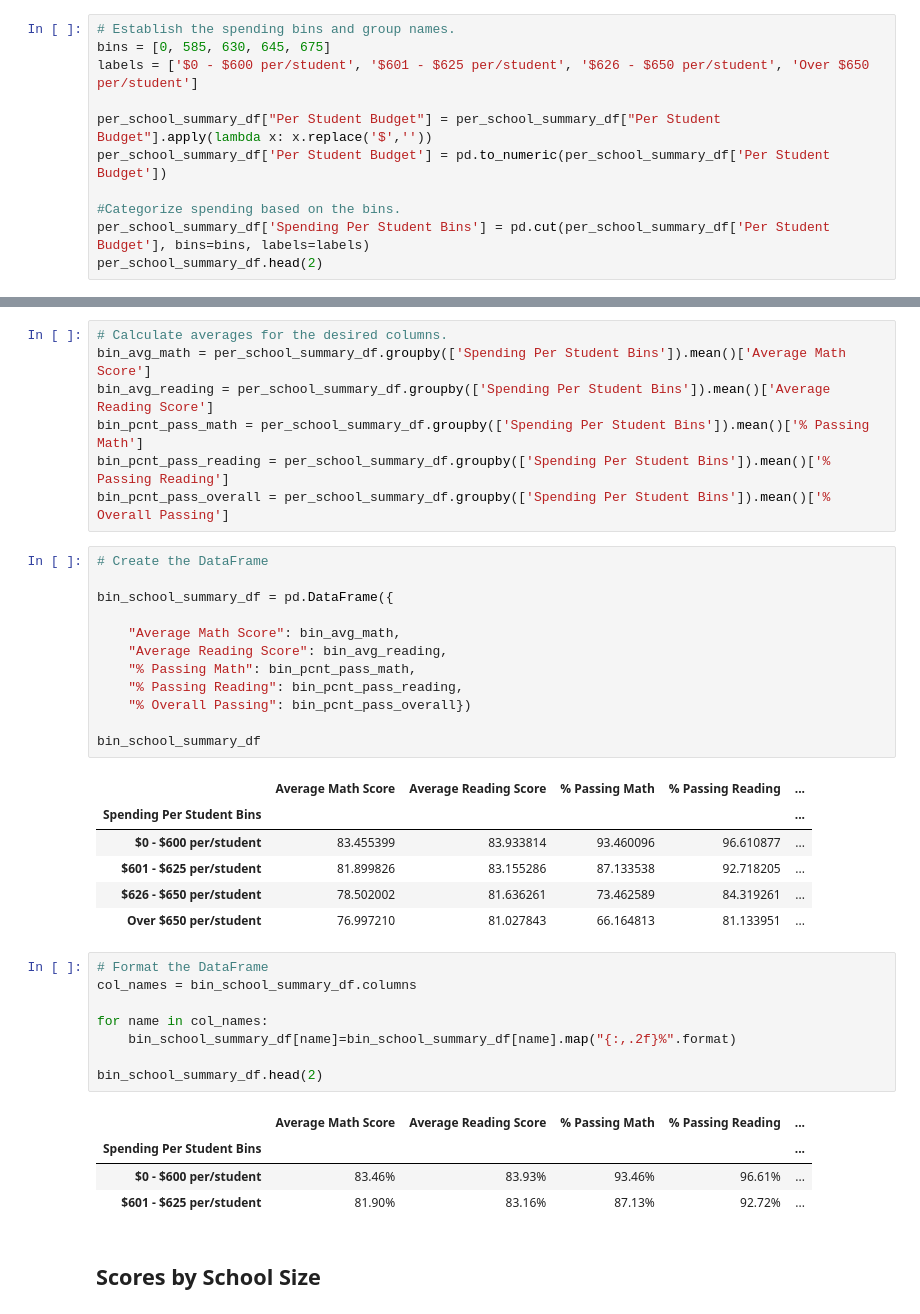
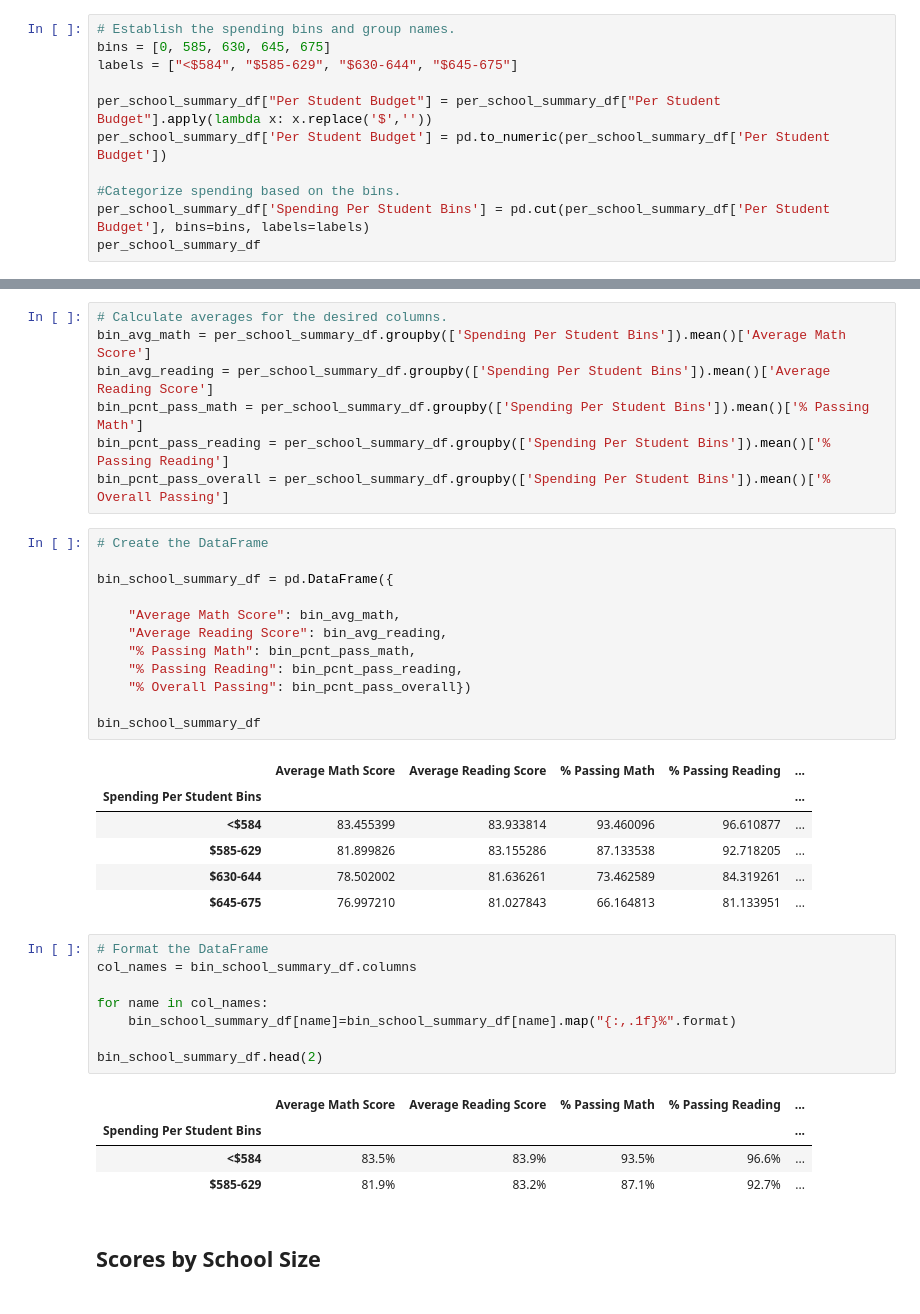
Before and after one commit to ryanmorin/School_District_Analysis, a Jupyter notebook: PyCitySchools_Challenge_testing.ipynb, the cells around one changed output, grey strips where cells are left out. Drawn from its saved outputs; the diff is of its cells as text.

```diff
--- a/PyCitySchools_Challenge_testing.ipynb
+++ b/PyCitySchools_Challenge_testing.ipynb
@@ -394,14 +388,14 @@ combined_reading
 # %%
 # Establish the spending bins and group names.
 bins = [0, 585, 630, 645, 675]
-labels = ['$0 - $600 per/student', '$601 - $625 per/student', '$626 - $650 per/student', 'Over $650 per/student']
+labels = ["<$584", "$585-629", "$630-644", "$645-675"]
 
 per_school_summary_df["Per Student Budget"] = per_school_summary_df["Per Student Budget"].apply(lambda x: x.replace('$',''))
 per_school_summary_df['Per Student Budget'] = pd.to_numeric(per_school_summary_df['Per Student Budget'])
 
 #Categorize spending based on the bins.
 per_school_summary_df['Spending Per Student Bins'] = pd.cut(per_school_summary_df['Per Student Budget'], bins=bins, labels=labels)
-per_school_summary_df.head(2)
+per_school_summary_df
 # %% [output]
 |  | School Type | Total Students | Total School Budget | Per Student Budget | Average Math Score | ... |
 | Bailey High School | District | 4976 | $3,124,928.00 | 628.0 | 77.048432 | ... |
@@ -428,23 +435,23 @@ bin_school_summary_df
 # %% [output]
 |  | Average Math Score | Average Reading Score | % Passing Math | % Passing Reading | ... |
 | Spending Per Student Bins |  |  |  |  | ... |
-| $0 - $600 per/student | 83.455399 | 83.933814 | 93.460096 | 96.610877 | ... |
-| $601 - $625 per/student | 81.899826 | 83.155286 | 87.133538 | 92.718205 | ... |
-| $626 - $650 per/student | 78.502002 | 81.636261 | 73.462589 | 84.319261 | ... |
-| Over $650 per/student | 76.997210 | 81.027843 | 66.164813 | 81.133951 | ... |
+| <$584 | 83.455399 | 83.933814 | 93.460096 | 96.610877 | ... |
+| $585-629 | 81.899826 | 83.155286 | 87.133538 | 92.718205 | ... |
+| $630-644 | 78.502002 | 81.636261 | 73.462589 | 84.319261 | ... |
+| $645-675 | 76.997210 | 81.027843 | 66.164813 | 81.133951 | ... |
 # %%
 # Format the DataFrame
 col_names = bin_school_summary_df.columns
 
 for name in col_names:
-    bin_school_summary_df[name]=bin_school_summary_df[name].map("{:,.2f}%".format)
+    bin_school_summary_df[name]=bin_school_summary_df[name].map("{:,.1f}%".format)
 
 bin_school_summary_df.head(2)
 # %% [output]
 |  | Average Math Score | Average Reading Score | % Passing Math | % Passing Reading | ... |
 | Spending Per Student Bins |  |  |  |  | ... |
-| $0 - $600 per/student | 83.46% | 83.93% | 93.46% | 96.61% | ... |
-| $601 - $625 per/student | 81.90% | 83.16% | 87.13% | 92.72% | ... |
+| <$584 | 83.5% | 83.9% | 93.5% | 96.6% | ... |
+| $585-629 | 81.9% | 83.2% | 87.1% | 92.7% | ... |
 # %% [markdown]
 ## Scores by School Size
 # %%
```
Also changed, not shown: parts of 8 cells of this notebook.
